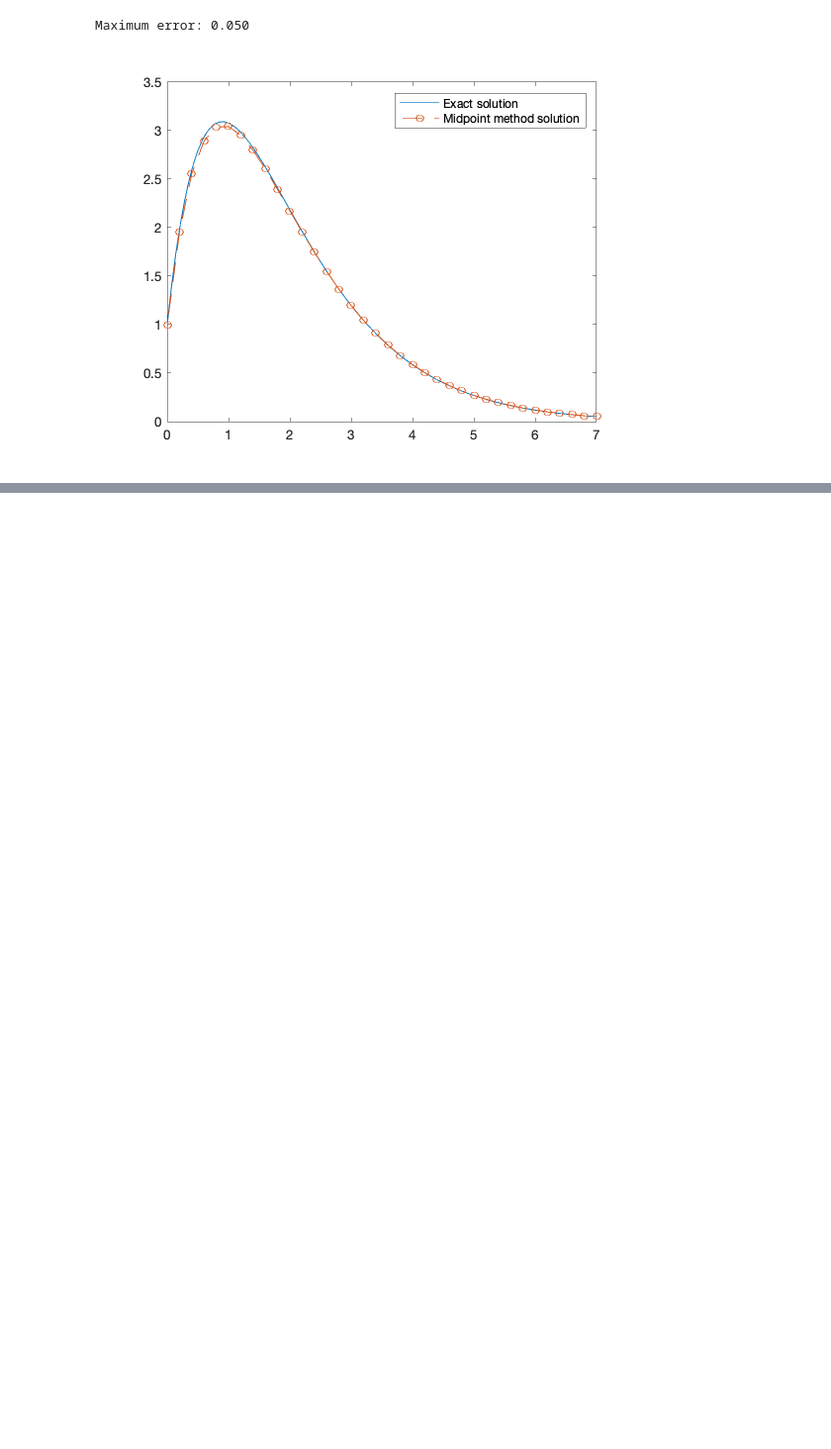
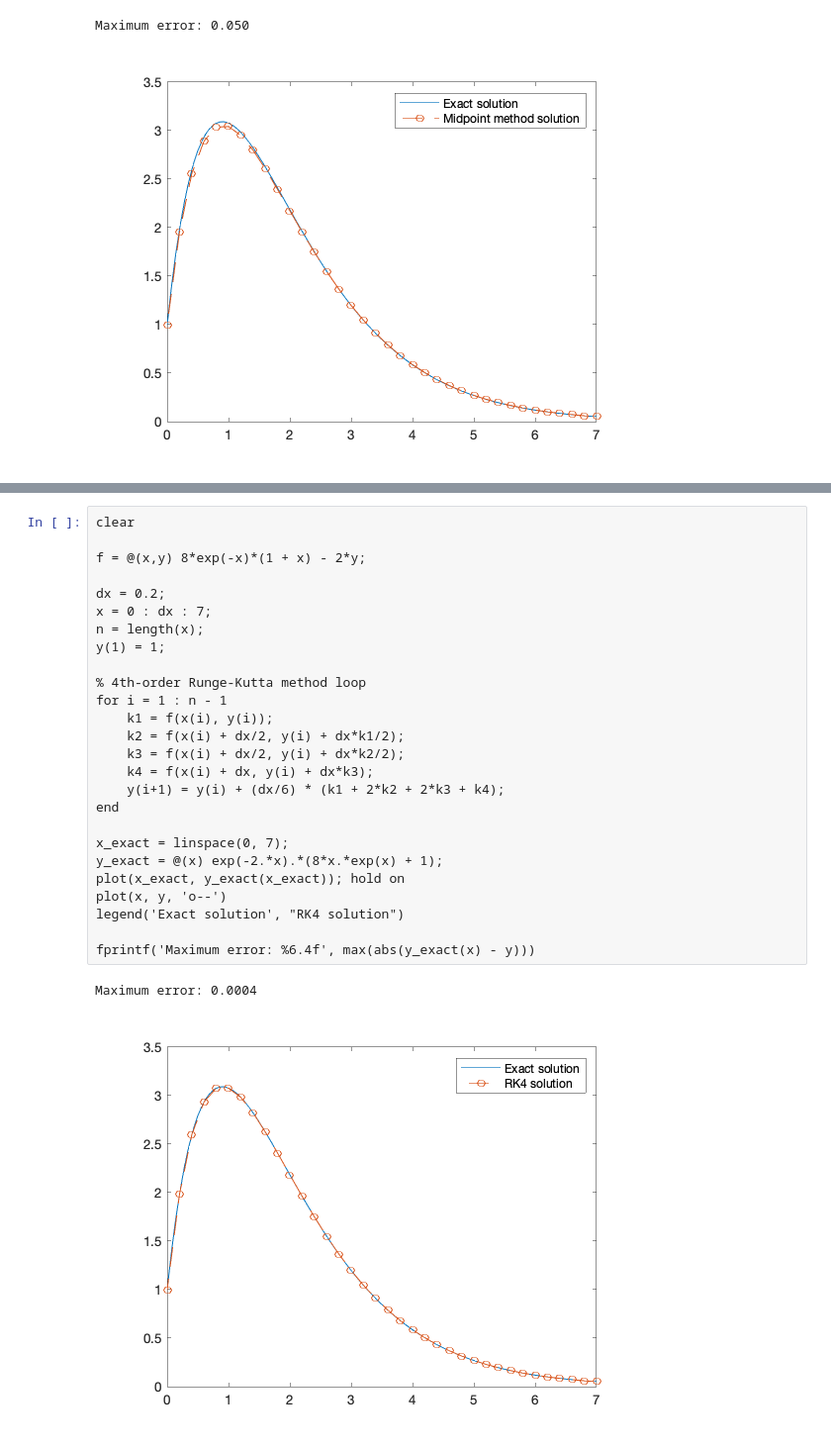
Before and after one commit to kyleniemeyer/ME373, a Jupyter notebook: docs/first-order-numerical.ipynb, the cells around one changed output, grey strips where cells are left out. Shown: that part at 99% size. Saved outputs shown, nothing was run; the diff lists cells and outputs as text; blank space fills up the shorter version.

```diff
--- a/docs/first-order-numerical.ipynb
+++ b/docs/first-order-numerical.ipynb
@@ -233,0 +234,29 @@ This method is explicit and fourth-order accurate: error $\sim \mathcal{O}(\Delt
+# %%
+clear
+
+f = @(x,y) 8*exp(-x)*(1 + x) - 2*y;
+
+dx = 0.2;
+x = 0 : dx : 7;
+n = length(x);
+y(1) = 1;
+
+% 4th-order Runge-Kutta method loop
+for i = 1 : n - 1
+    k1 = f(x(i), y(i));
+    k2 = f(x(i) + dx/2, y(i) + dx*k1/2);
+    k3 = f(x(i) + dx/2, y(i) + dx*k2/2);
+    k4 = f(x(i) + dx, y(i) + dx*k3);
+    y(i+1) = y(i) + (dx/6) * (k1 + 2*k2 + 2*k3 + k4);
+end
+
+x_exact = linspace(0, 7);
+y_exact = @(x) exp(-2.*x).*(8*x.*exp(x) + 1);
+plot(x_exact, y_exact(x_exact)); hold on
+plot(x, y, 'o--')
+legend('Exact solution', "RK4 solution")
+
+fprintf('Maximum error: %6.4f', max(abs(y_exact(x) - y)))
+# %% [output]
+Maximum error: 0.0004
+[figure, added]
```
Also changed, not shown: parts of 3 cells of this notebook.
